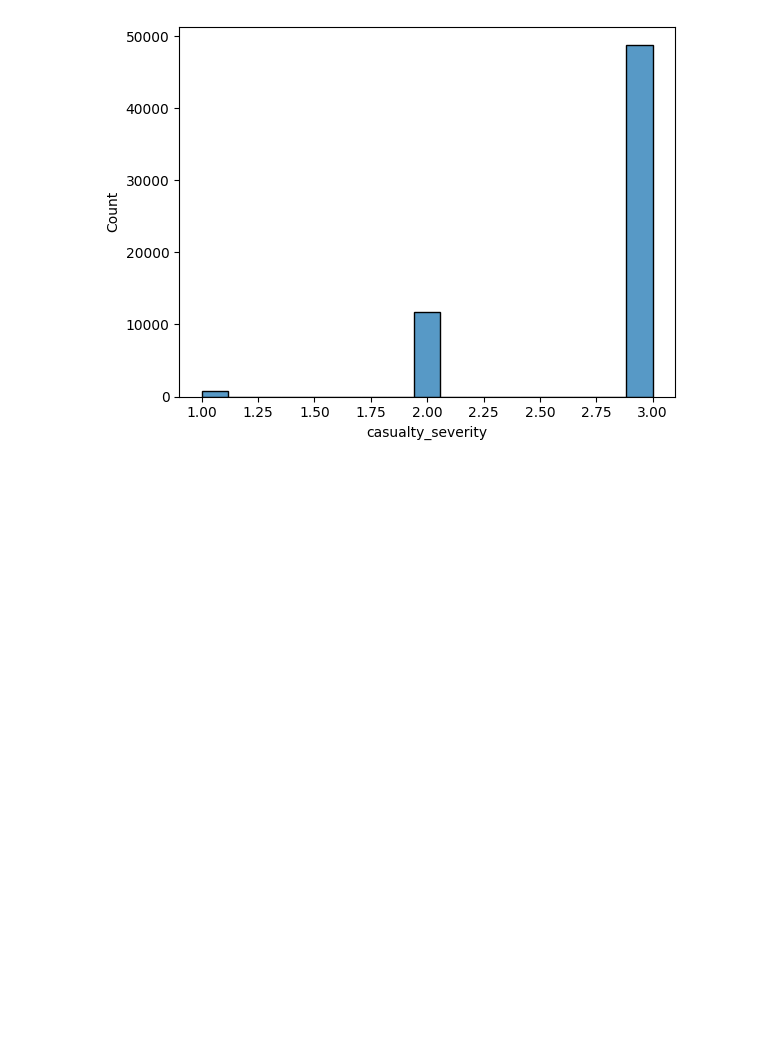
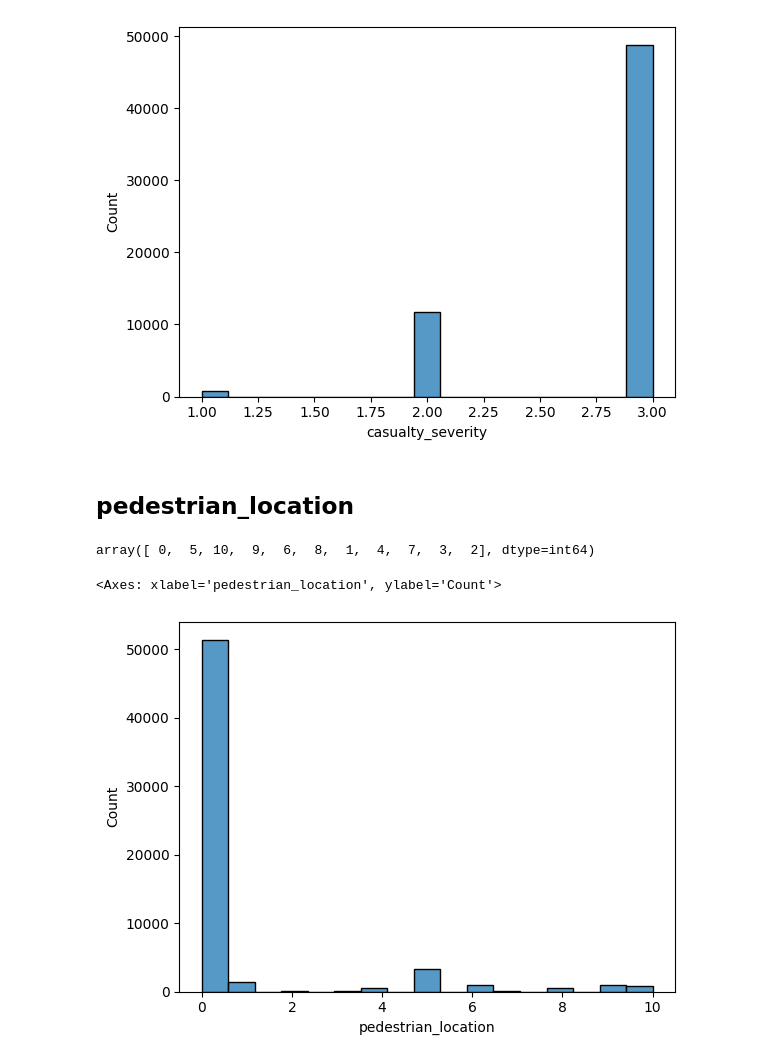
Before and after one commit to ali78efi/accidents_data_analyzing, a Jupyter notebook: accident_analys.ipynb, the cells around one changed output. Cells and saved outputs as stored; diff of their text form; code cells hidden in the pictures; blank space fills up the shorter version.

Commit message:
pedestrian_location dropped

```diff
--- a/accident_analys.ipynb
+++ b/accident_analys.ipynb
@@ -234,3 +234,15 @@ sns.histplot(data.casualty_severity)
 (data[data.casualty_severity == 1].__len__() / len(data)) * 100
 # 1.2% of accidents has casualty_severity as 1 so we drop this rows
 data = data.drop(data[data.casualty_severity == 1].index)
+# %% [markdown]
+## pedestrian_location
+# %%
+data.pedestrian_location.unique()
+# no problem with unique values
+# %% [output]
+array([ 0,  5, 10,  9,  6,  8,  1,  4,  7,  3,  2], dtype=int64)
+# %%
+sns.histplot(data.pedestrian_location)
+# %% [output]
+<Axes: xlabel='pedestrian_location', ylabel='Count'>
+[figure, added]
```
Also changed, not shown: parts of 1 cell of this notebook.
